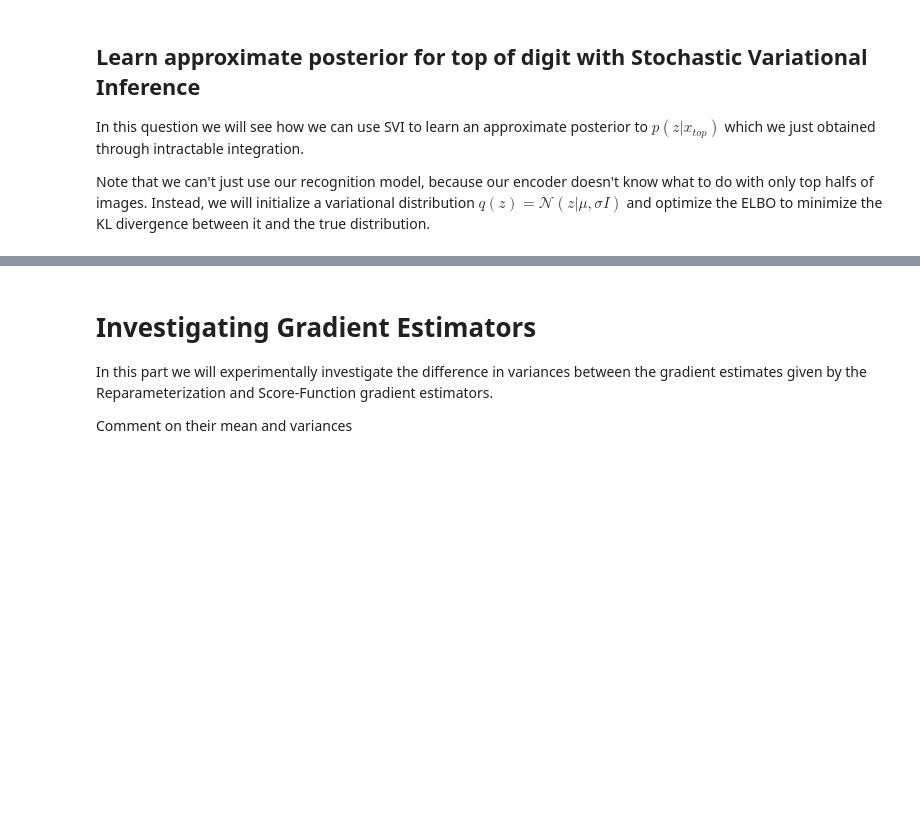
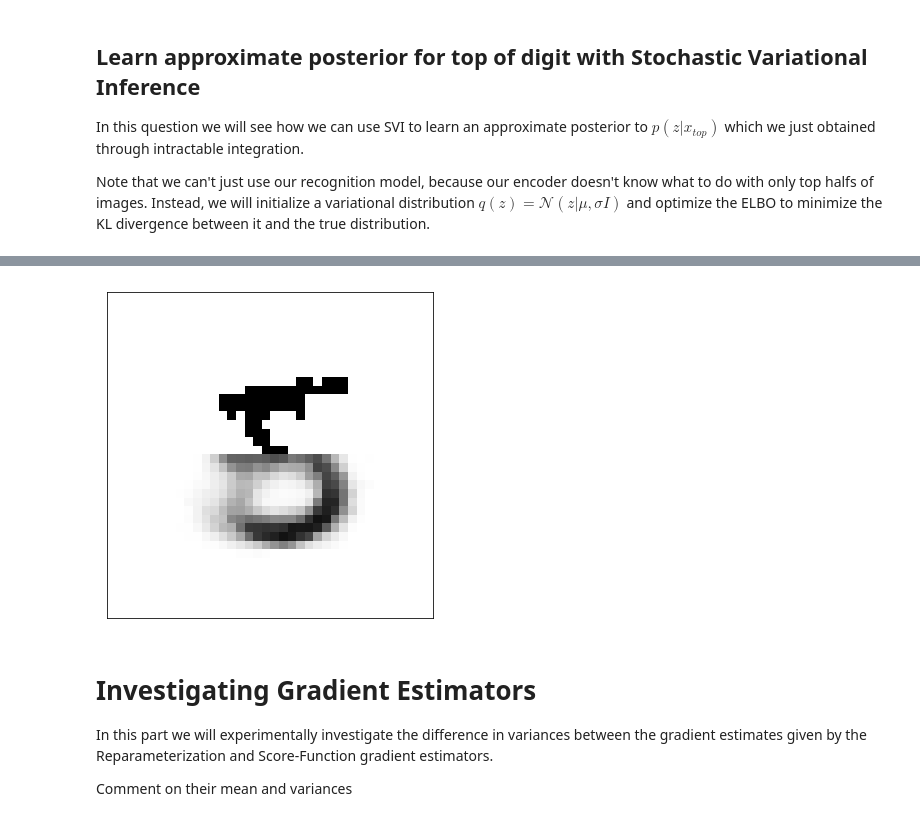
Before and after one commit to EricElmoznino/csc412-a3, a Jupyter notebook: assignment3.ipynb, the cells around one changed output, grey strips where cells are left out. Drawn from its saved outputs; the diff is of its cells as text; code cells hidden in the pictures; blank space fills up the shorter version.

```diff
--- a/assignment3.ipynb
+++ b/assignment3.ipynb
@@ -588,11 +660,20 @@ Note that we can't just use our recognition model, because our encoder doesn't k
 # %%
 # Sample z ~ q(z)
+with torch.no_grad():
+    z = sample_z(mu, logsigma)
 
 # Use generative model p(x|z) to produce distribution over x
+with torch.no_grad():
+    theta = decoder(z)
 
 # Extract the bottom half of this generative distribution: p(x_bot| z)
+p_xbot = theta[:, 392:]
 
 # Concatenate the x_top and p(x_bot | z) and plot.
+x = torch.cat([x_top, p_xbot]).reshape(1, 1, 28, 28).numpy()
+show_images_plot(x, size=(6, 6))
+# %% [output]
+[figure, added]
 # %% [markdown]
 # Investigating Gradient Estimators
 
```
Also changed, not shown: parts of 12 cells of this notebook.
